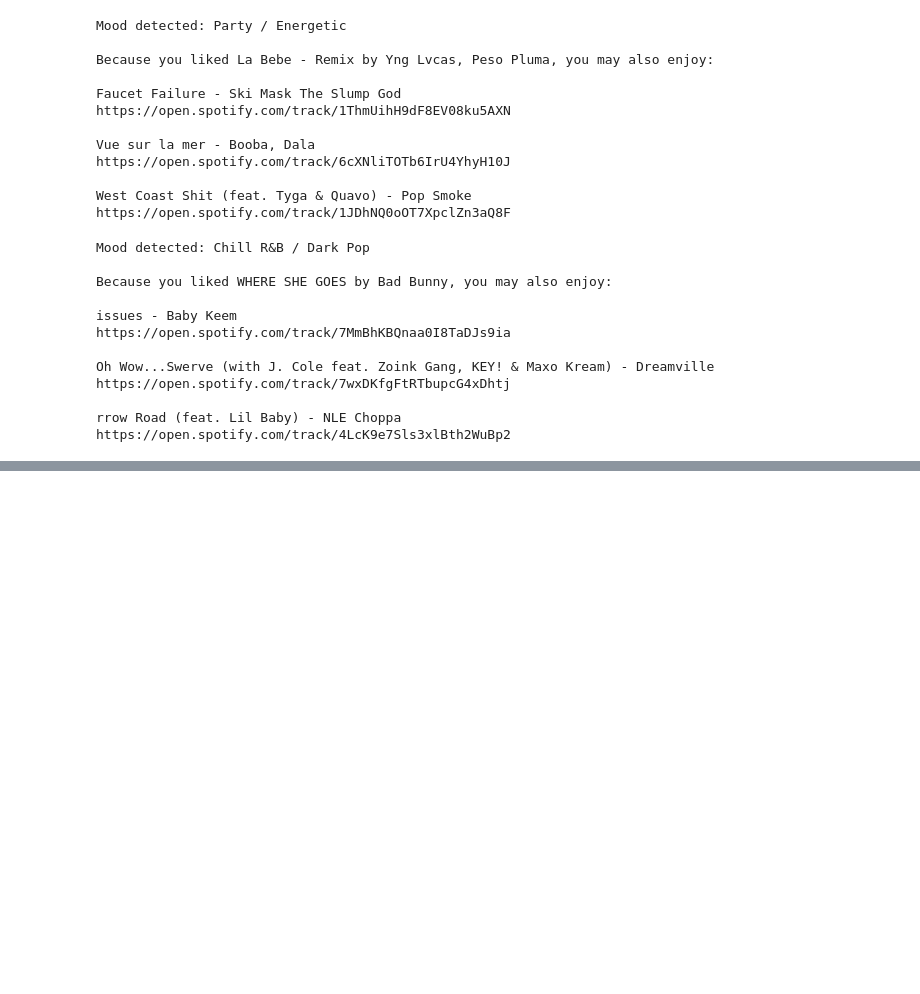
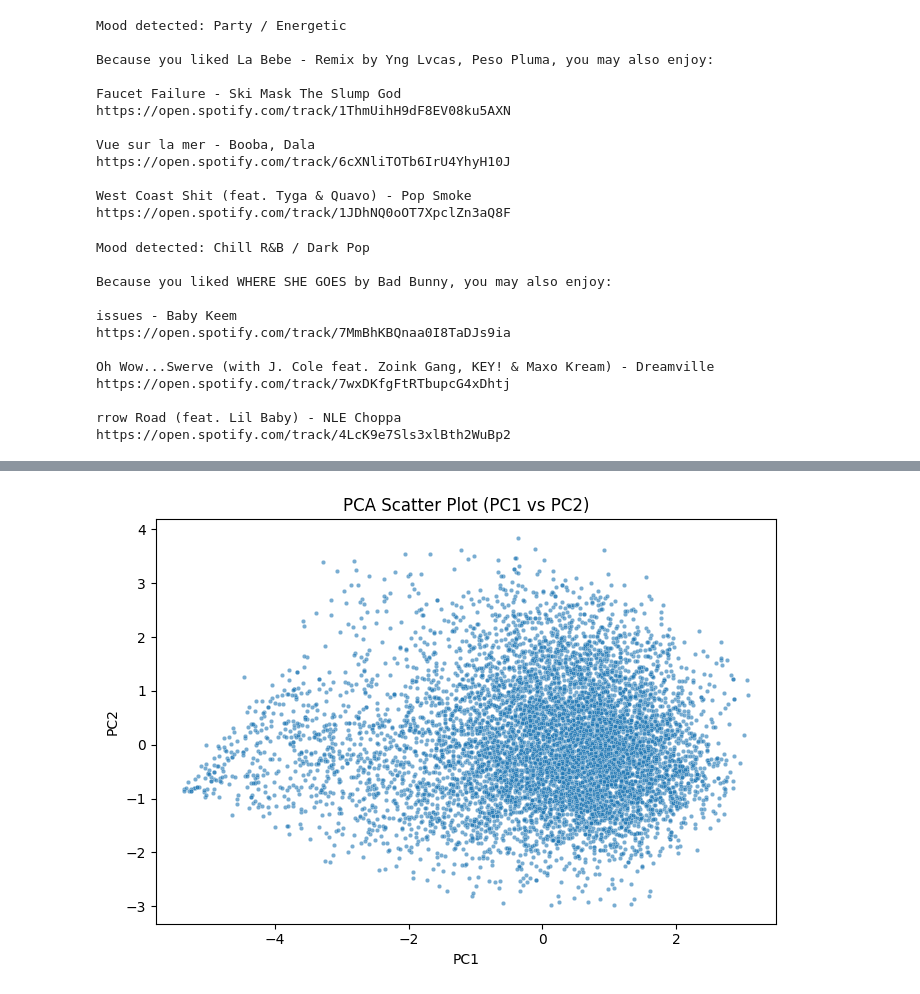
Before and after one commit to ashrafbadalof/Spotify-Project, a Jupyter notebook: AML_CW_Spotify_Mood_Clustering.ipynb, the cells around one changed output, grey strips where cells are left out. Cells and saved outputs as stored; diff of their text form; code cells hidden in the pictures; blank space fills up the shorter version.

```diff
--- a/AML_CW_Spotify_Mood_Clustering.ipynb
+++ b/AML_CW_Spotify_Mood_Clustering.ipynb
@@ -761,0 +719,17 @@ https://open.spotify.com/track/4LcK9e7Sls3xlBth2WuBp2
+# %%
+pca = PCA(n_components=2)
+X_pca = pca.fit_transform(X_scaled)
+
+df_pca = pd.DataFrame({
+    'PC1': X_pca[:, 0],
+    'PC2': X_pca[:, 1]
+})
+plt.figure(figsize=(7, 5))
+sns.scatterplot(data=df_pca, x='PC1', y='PC2', s=10, alpha=0.6)
+plt.title('PCA Scatter Plot (PC1 vs PC2)')
+plt.xlabel("PC1")
+plt.ylabel("PC2")
+plt.tight_layout()
+plt.show()
+# %% [output]
+[figure, added]
```
Also changed, not shown: parts of 38 cells of this notebook.
